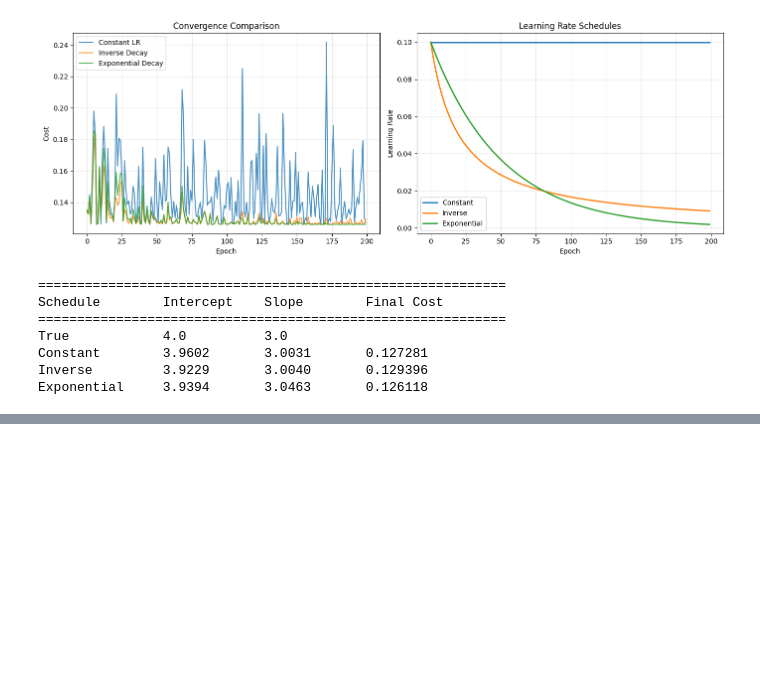
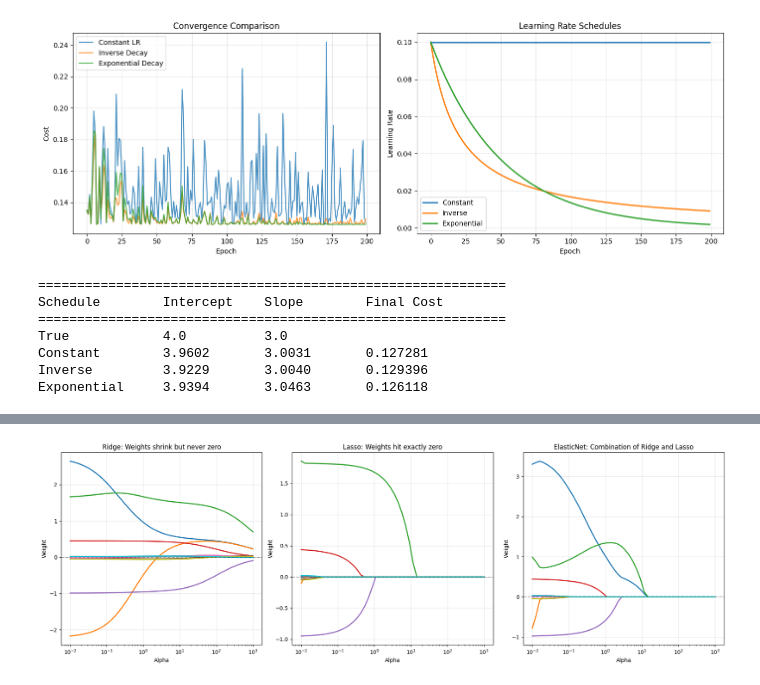
Before and after one commit to nanaagyei/hands-on-ml, a Jupyter notebook: linear_regression/notebooks/01_fundamentals.ipynb, the cells around one changed output, grey strips where cells are left out. Drawn from its saved outputs; the diff is of its cells as text; code cells hidden in the pictures; blank space fills up the shorter version.

```diff
--- a/linear_regression/notebooks/01_fundamentals.ipynb
+++ b/linear_regression/notebooks/01_fundamentals.ipynb
@@ -425,0 +728,61 @@ Exponential     3.9394       3.0463       0.126118
+# %%
+import matplotlib.pyplot as plt
+from core.regularized import LassoRegression, RidgeRegression
+
+# Track weights across alpha values
+alphas = np.logspace(-2, 3, 50)  # 0.01 to 1000
+ridge_paths = []
+lasso_paths = []
+elasticnet_paths = []
+
+for alpha in alphas:
+    ridge = RidgeRegression(alpha=alpha)
+    ridge.fit(X, y)
+    ridge_paths.append(ridge.coef_.copy())
+
+    lasso = LassoRegression(alpha=alpha, max_iter=5000)
+    lasso.fit(X, y)
+    lasso_paths.append(lasso.coef_.copy())
+
+    elasticnet = ElasticNetRegression(alpha=alpha)
+    elasticnet.fit(X, y)
+    elasticnet_paths.append(elasticnet.coef_.copy())
+
+ridge_paths = np.array(ridge_paths)
+lasso_paths = np.array(lasso_paths)
+elasticnet_paths = np.array(elasticnet_paths)
+
+# Plot
+fig, axes = plt.subplots(1, 3, figsize=(18, 6))
+
+# Ridge
+for i in range(n_features):
+    axes[0].semilogx(alphas, ridge_paths[:, i], linewidth=2)
+axes[0].set_xlabel('Alpha')
+axes[0].set_ylabel('Weight')
+axes[0].set_title('Ridge: Weights shrink but never zero')
+axes[0].axhline(y=0, color='k', linestyle='--', alpha=0.3)
+axes[0].grid(True, alpha=0.3)
+
+# Lasso
+for i in range(n_features):
+    axes[1].semilogx(alphas, lasso_paths[:, i], linewidth=2)
+axes[1].set_xlabel('Alpha')
+axes[1].set_ylabel('Weight')
+axes[1].set_title('Lasso: Weights hit exactly zero')
+axes[1].axhline(y=0, color='k', linestyle='--', alpha=0.3)
+axes[1].grid(True, alpha=0.3)
+
+# ElasticNet
+for i in range(n_features):
+    axes[2].semilogx(alphas, elasticnet_paths[:, i], linewidth=2)
+axes[2].set_xlabel('Alpha')
+axes[2].set_ylabel('Weight')
+axes[2].set_title('ElasticNet: Combination of Ridge and Lasso')
+axes[2].axhline(y=0, color='k', linestyle='--', alpha=0.3)
+axes[2].grid(True, alpha=0.3)
+
+plt.tight_layout()
+plt.show()
+# %% [output]
+[figure, added]
```
Also changed, not shown: parts of 8 cells of this notebook, 2 other files.
